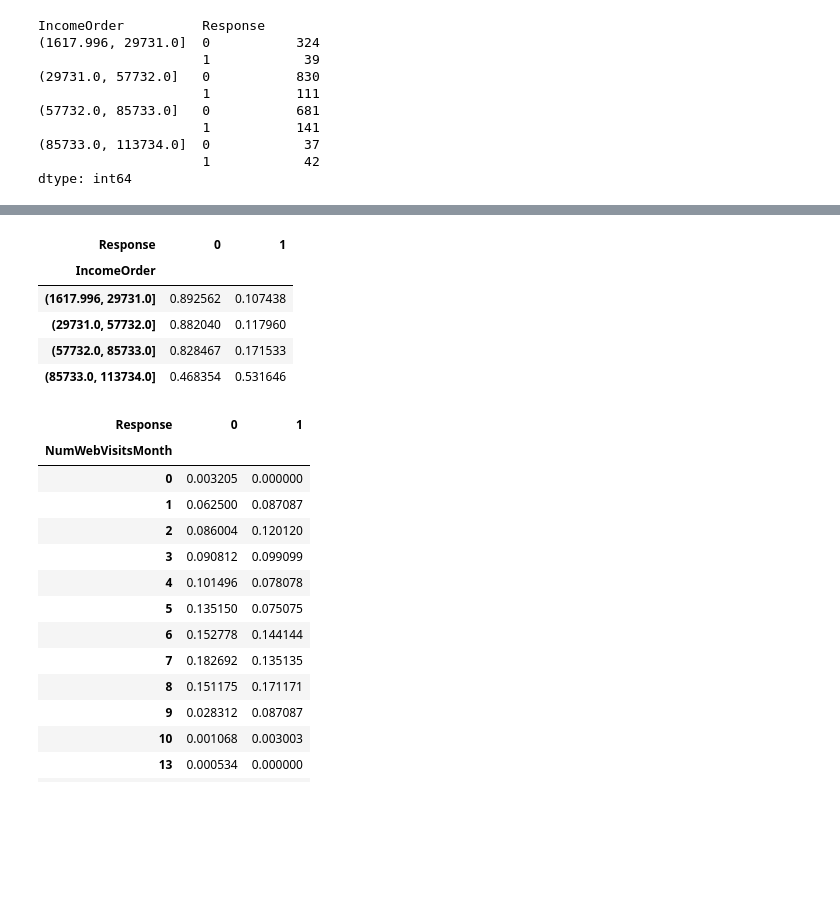
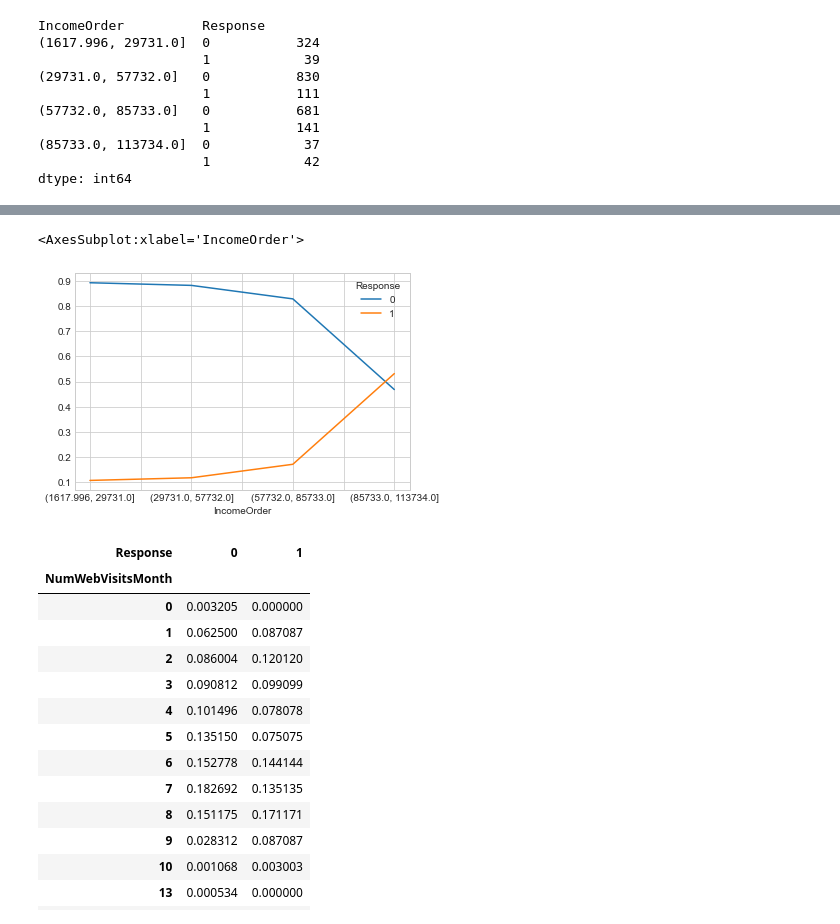
Before and after one commit to jose25050/proyectoFinalDataAnalytics, a Jupyter notebook: src/eda.ipynb, the cells around one changed output, grey strips where cells are left out. Saved outputs shown, nothing was run; the diff lists cells and outputs as text; code cells hidden in the pictures; blank space fills up the shorter version.

```diff
--- a/src/eda.ipynb
+++ b/src/eda.ipynb
@@ -808,12 +843,8 @@ dtype: int64
 # %%
-pd.crosstab(data_final["IncomeOrder"],data_final["Response"], normalize='index')
+pd.crosstab(data_final["IncomeOrder"],data_final["Response"], normalize = "index").plot()
 # %% [output]
-| Response | 0 | 1 |
-| IncomeOrder |  |  |
-| (1617.996, 29731.0] | 0.892562 | 0.107438 |
-| (29731.0, 57732.0] | 0.882040 | 0.117960 |
-| (57732.0, 85733.0] | 0.828467 | 0.171533 |
-| (85733.0, 113734.0] | 0.468354 | 0.531646 |
+<AxesSubplot:xlabel='IncomeOrder'>
+[figure, added]
 # %%
 ## ¿% de personas que aceptaron la prueba piloto por número de visitas al mes ?
 pd.crosstab(data_final["NumWebVisitsMonth"], data_final["Response"],normalize= "columns").style.background_gradient(cmap='PuBu')
```
Also changed, not shown: parts of 13 cells of this notebook.
